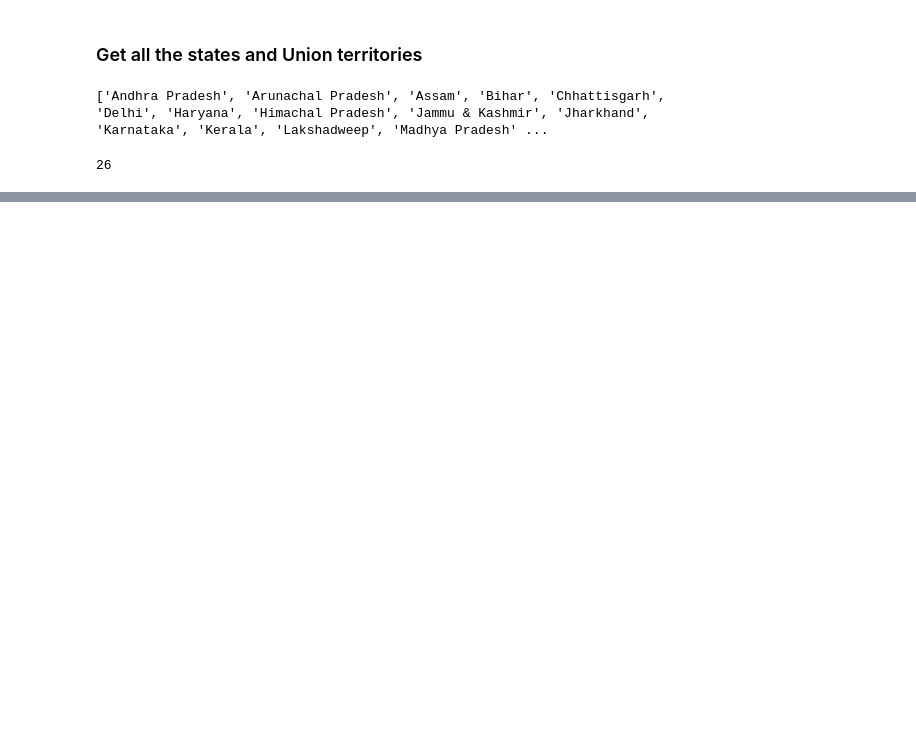
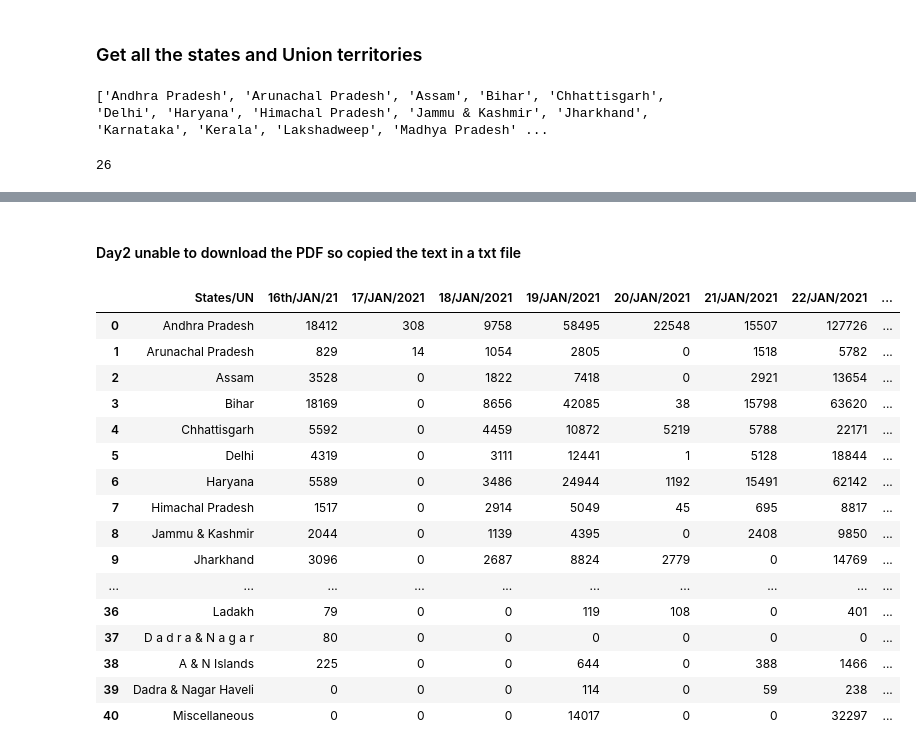
Before and after one commit to joyabhishek/DataScienceProjects, a Jupyter notebook: Is_vaccine_circulation_biased/Is vaccine circulation biased.ipynb, the cells around one changed output, grey strips where cells are left out. Cells and saved outputs as stored; diff of their text form; code cells hidden in the pictures; blank space fills up the shorter version.

Commit message:
Parsing the PDF + Creating a pandas dataframe object

```diff
--- a/Is_vaccine_circulation_biased/Is vaccine circulation biased.ipynb
+++ b/Is_vaccine_circulation_biased/Is vaccine circulation biased.ipynb
@@ -132,4 +65,0 @@ states.remove('All India')
-# %%
-states.append('A & N Islands')
-states.remove('Dadra & Nagar')
-states.append('D a d r a   &   N a g a r')
@@ -184,0 +121,2 @@ states.append('Miscellaneous')
+# %%
+data = {}
@@ -225,0 +250,35 @@ readTextFromPDF('PIB1689778.pdf')
+# %%
+for file in vaccFiles:
+    if file != "PIB1689167.pdf":
+        state = []
+        Benef = []
+        print(f'Reading File: {file}')
+        pdfText = readTextFromPDF(file)
+        stateCount = 0
+        stateFound = False
+        for line in pdfText.split('\n'):
+            if 'Posted On' in line:
+                date = "/".join(line.split()[2:5])
+                print(date)
+            if stateCount > 0 and line.strip() not in states:
+                try:
+                    int("".join(line.strip().split(",")))
+                    stateCount -=1
+                    Benef.append(int("".join(line.strip().split(","))))
+                except:
+                    #print(f"Got String which can't convert to int:{line.strip()}")
+                    continue
+            elif line.strip() in states and line.strip() not in state:
+                stateFound = True
+                stateCount +=1
+                state.append(line.strip())
+        data['States/UN'] = []
+        data[date] = []
+        for i,s in enumerate(states):
+            data['States/UN'].append(s)
+            data[date].append(0)
+            if s in state:
+                data[date][i] = Benef[state.index(s)]
+        print(data)
+    else:
+        print("PIB1689167.pdf need to be treated differently")
@@ -225,0 +305,2 @@ readTextFromPDF('PIB1689778.pdf')
+# %% [markdown]
+#### Day2 unable to download the PDF so copied the text in a txt file
@@ -225,0 +309,21 @@ readTextFromPDF('PIB1689778.pdf')
+# %%
+df = pd.DataFrame(data)
+df
+# %% [output]
+|  | States/UN | 16th/JAN/21 | 17/JAN/2021 | 18/JAN/2021 | 19/JAN/2021 | 20/JAN/2021 | 21/JAN/2021 | 22/JAN/2021 | ... |
+| 0 | Andhra Pradesh | 18412 | 308 | 9758 | 58495 | 22548 | 15507 | 127726 | ... |
+| 1 | Arunachal Pradesh | 829 | 14 | 1054 | 2805 | 0 | 1518 | 5782 | ... |
+| 2 | Assam | 3528 | 0 | 1822 | 7418 | 0 | 2921 | 13654 | ... |
+| 3 | Bihar | 18169 | 0 | 8656 | 42085 | 38 | 15798 | 63620 | ... |
+| 4 | Chhattisgarh | 5592 | 0 | 4459 | 10872 | 5219 | 5788 | 22171 | ... |
+| 5 | Delhi | 4319 | 0 | 3111 | 12441 | 1 | 5128 | 18844 | ... |
+| 6 | Haryana | 5589 | 0 | 3486 | 24944 | 1192 | 15491 | 62142 | ... |
+| 7 | Himachal Pradesh | 1517 | 0 | 2914 | 5049 | 45 | 695 | 8817 | ... |
+| 8 | Jammu & Kashmir | 2044 | 0 | 1139 | 4395 | 0 | 2408 | 9850 | ... |
+| 9 | Jharkhand | 3096 | 0 | 2687 | 8824 | 2779 | 0 | 14769 | ... |
+| ... | ... | ... | ... | ... | ... | ... | ... | ... | ... |
+| 36 | Ladakh | 79 | 0 | 0 | 119 | 108 | 0 | 401 | ... |
+| 37 | D a d r a & N a g a r | 80 | 0 | 0 | 0 | 0 | 0 | 0 | ... |
+| 38 | A & N Islands | 225 | 0 | 0 | 644 | 0 | 388 | 1466 | ... |
+| 39 | Dadra & Nagar Haveli | 0 | 0 | 0 | 114 | 0 | 59 | 238 | ... |
+| 40 | Miscellaneous | 0 | 0 | 0 | 14017 | 0 | 0 | 32297 | ... |
```
Also changed, not shown: parts of 35 cells of this notebook, 1 other file.
